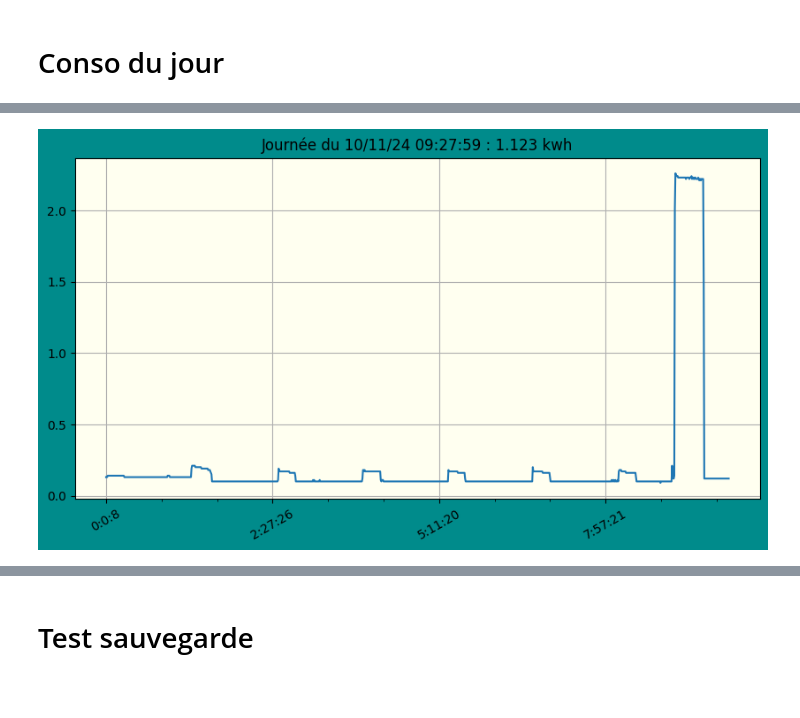
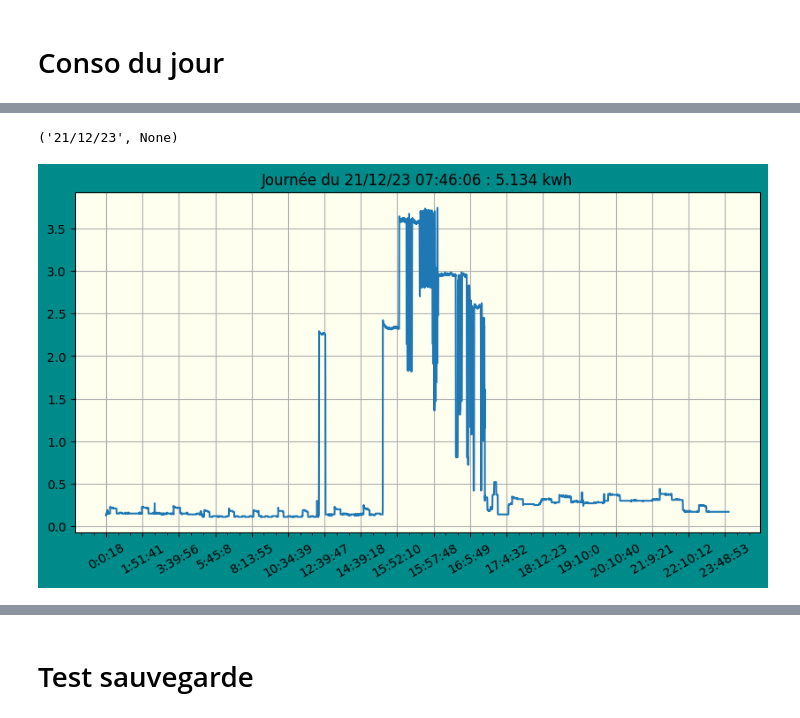
Before and after one commit to jdavid54/jupyter_notebooks, a Jupyter notebook: conso_kwh_reduced.ipynb, the cells around one changed output, grey strips where cells are left out. Saved outputs shown, nothing was run; the diff lists cells and outputs as text; code cells hidden in the pictures; blank space fills up the shorter version.

```diff
--- a/conso_kwh_reduced.ipynb
+++ b/conso_kwh_reduced.ipynb
@@ -925,3 +934,5 @@ n
+# %%
+maxday = df_grp.tail(n)['kWh'].idxmax()
 # %%
 # show conso in span
 span = n
@@ -1153,5 +1197,8 @@ show(day,bgcolor='ivory')
 # %%
 # retour vietnam 22/10/2024
-show(today,bgcolor='ivory')
+day = '22/10/24'
+day = maxday
+day, show(day,bgcolor='ivory')
 # %% [output]
+('21/12/23', None)
-[figure, old version]
+[figure, new version]
```
Also changed, not shown: parts of 87 cells of this notebook, 9 other files.
